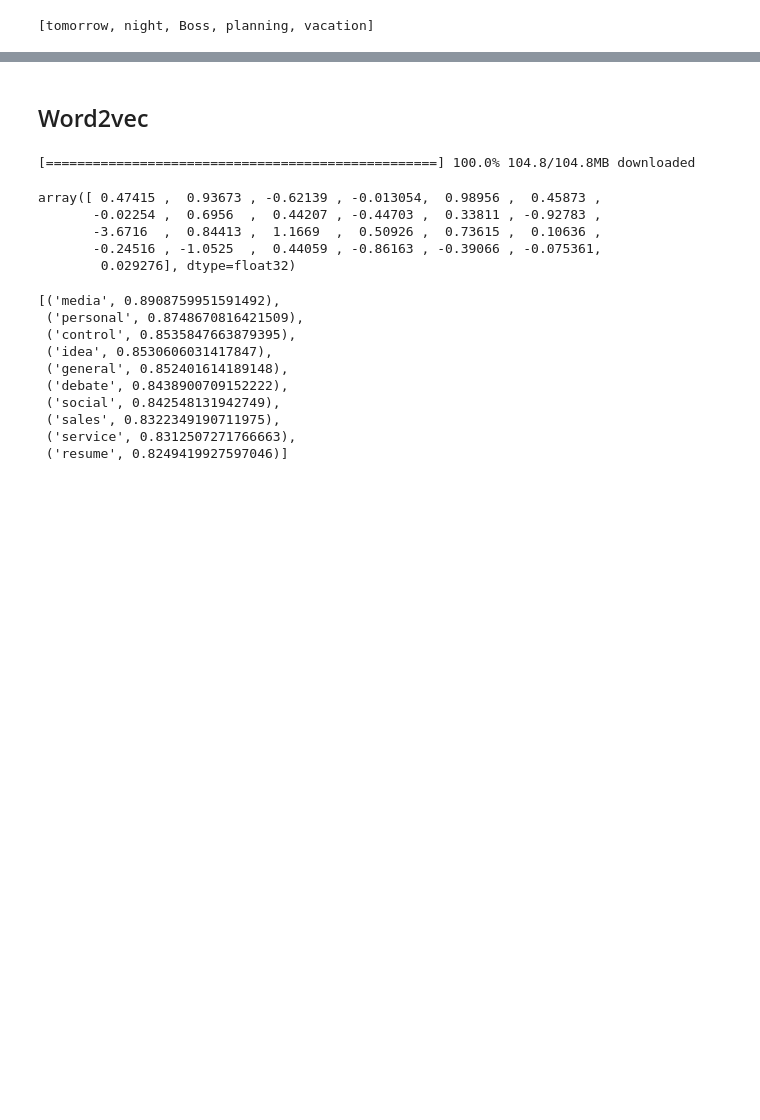
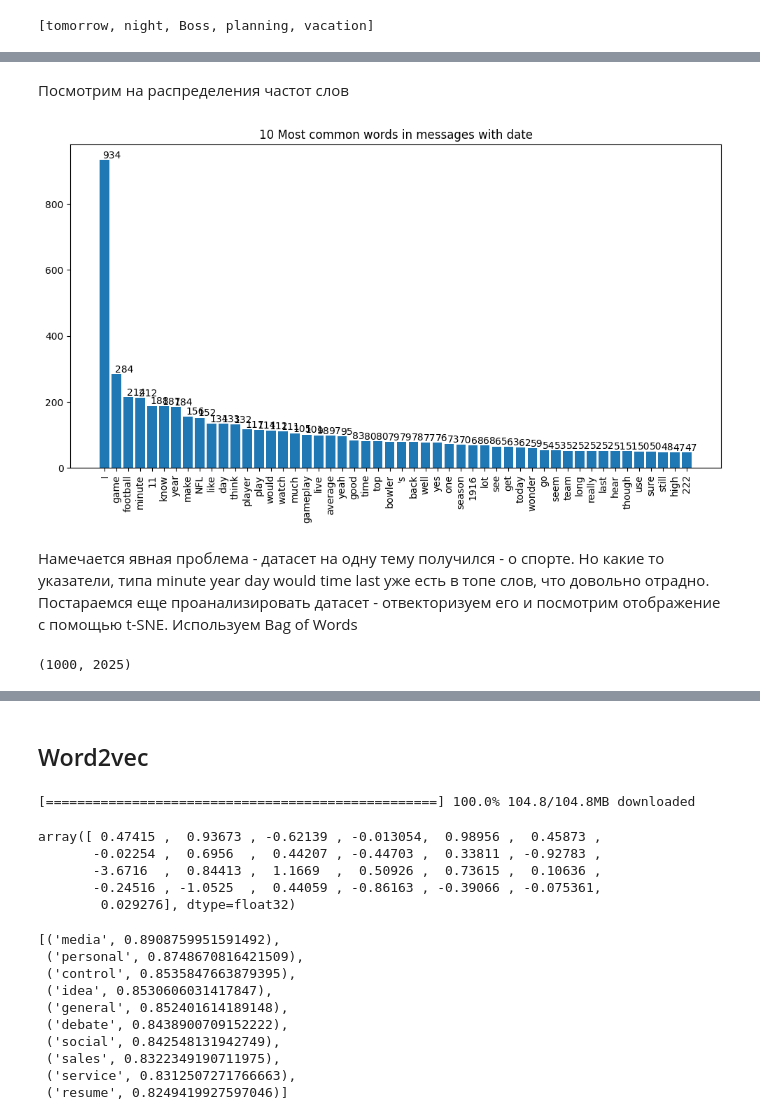
Before and after one commit to geniusserg/PlanningLooker, a Jupyter notebook: notebooks/NLP.ipynb, the cells around one changed output, grey strips where cells are left out. Cells and saved outputs as stored; diff of their text form; code cells hidden in the pictures; blank space fills up the shorter version.

Commit message:
Do not extract time root sequneces. Updated in main notebook

```diff
--- a/notebooks/NLP.ipynb
+++ b/notebooks/NLP.ipynb
@@ -160,0 +155,14 @@ for sent in test_sents:
+# %%
+from collections import Counter
+counter_words = Counter()
+
+def pipeline(input):
+  output = prepare_text(input)
+  output = stopwords_delete(output)
+  for word in output:
+    counter_words[word] += 1         # collect frequencies
+  return output
+
+df_part = df[df["label"] == 1].iloc[:1000, :]
+df_part["message_processed"] = df_part["text"].apply(pipeline)
+df_part.head()
@@ -160,0 +176,16 @@ for sent in test_sents:
+# %% [markdown]
+Посмотрим на распределения частот слов
+# %%
+data = counter_words.most_common(50)
+x = [x[0] for x in data]
+y = [l[1] for l in data]
+plt.figure(figsize=(12, 6))
+plt.bar(x, y)
+plt.xticks(rotation=90)
+plt.title("10 Most common words in messages with date")
+for i in range(len(x)):
+  plt.text(i-0.15,y[i]+5,y[i])
+# %% [output]
+[figure, added]
+# %% [markdown]
+Намечается явная проблема - датасет на одну тему получился - о спорте. Но какие то указатели, типа minute year day would time last уже есть в топе слов, что довольно отрадно. Постараемся еще проанализировать датасет - отвекторизуем его и посмотрим отображение с помощью t-SNE. Используем Bag of Words
@@ -160,0 +195,4 @@ for sent in test_sents:
+# %%
+X.shape
+# %% [output]
+(1000, 2025)
```
Also changed, not shown: parts of 26 cells of this notebook, 1 other file.
